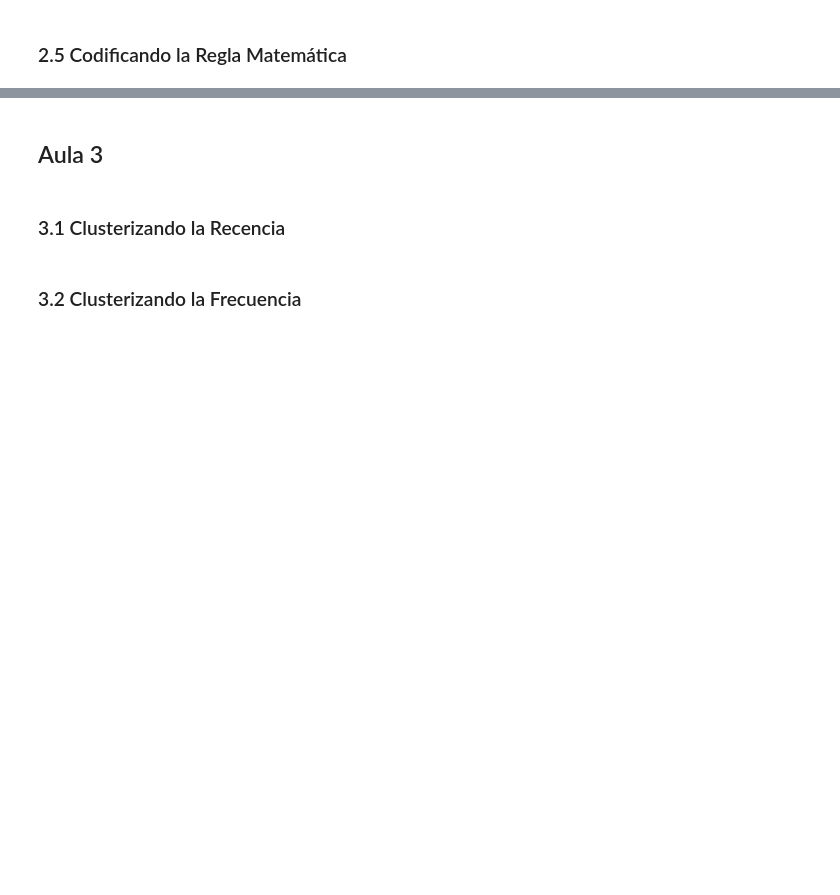
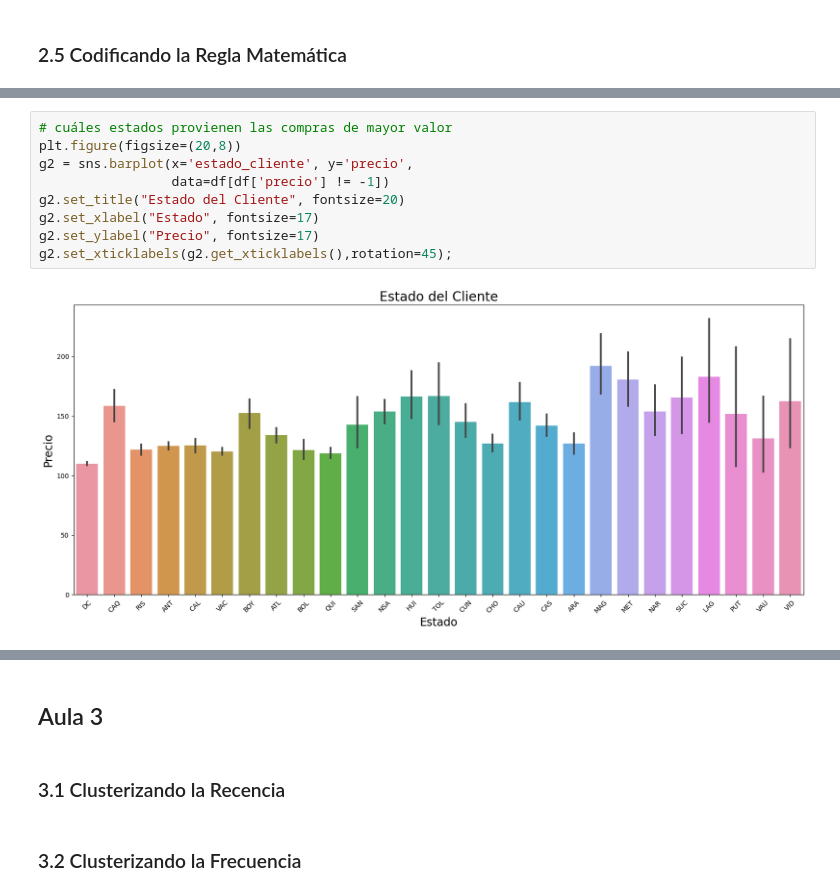
Before and after one commit to AdrianCPC/Profundizacion_Data_Analysis, a Jupyter notebook: Segmentos_de_Clientes.ipynb, the cells around one changed output, grey strips where cells are left out. Saved outputs shown, nothing was run; the diff lists cells and outputs as text; blank space fills up the shorter version.

```diff
--- a/Segmentos_de_Clientes.ipynb
+++ b/Segmentos_de_Clientes.ipynb
@@ -187,0 +311,11 @@ En este caso, P0 es el punto del cluster 1 y P1 es el punto del cluster 9. El pa
+# %%
+# cuáles estados provienen las compras de mayor valor
+plt.figure(figsize=(20,8))
+g2 = sns.barplot(x='estado_cliente', y='precio',
+                 data=df[df['precio'] != -1])
+g2.set_title("Estado del Cliente", fontsize=20)
+g2.set_xlabel("Estado", fontsize=17)
+g2.set_ylabel("Precio", fontsize=17)
+g2.set_xticklabels(g2.get_xticklabels(),rotation=45);
+# %% [output]
+[figure, added]
```
Also changed, not shown: parts of 15 cells of this notebook.
